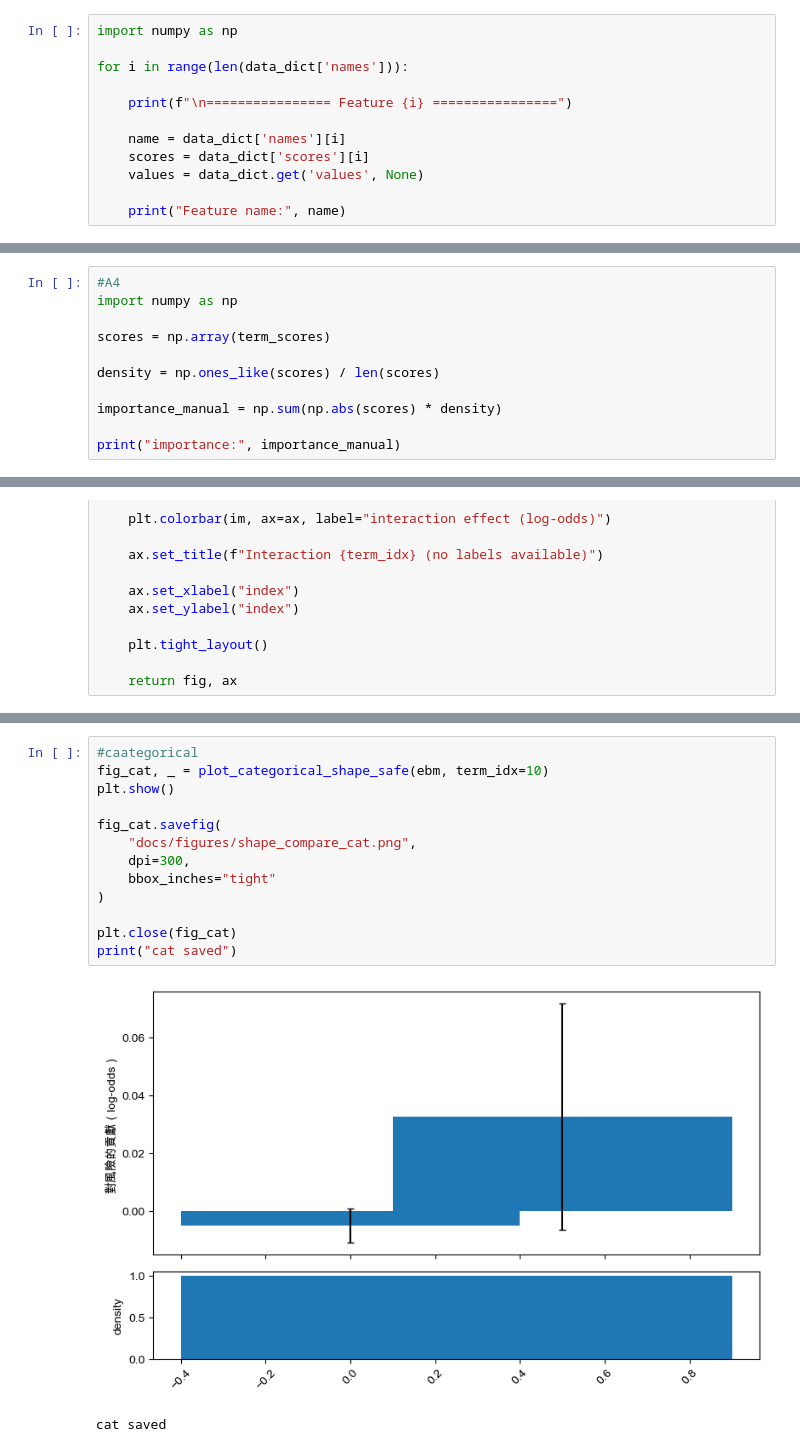
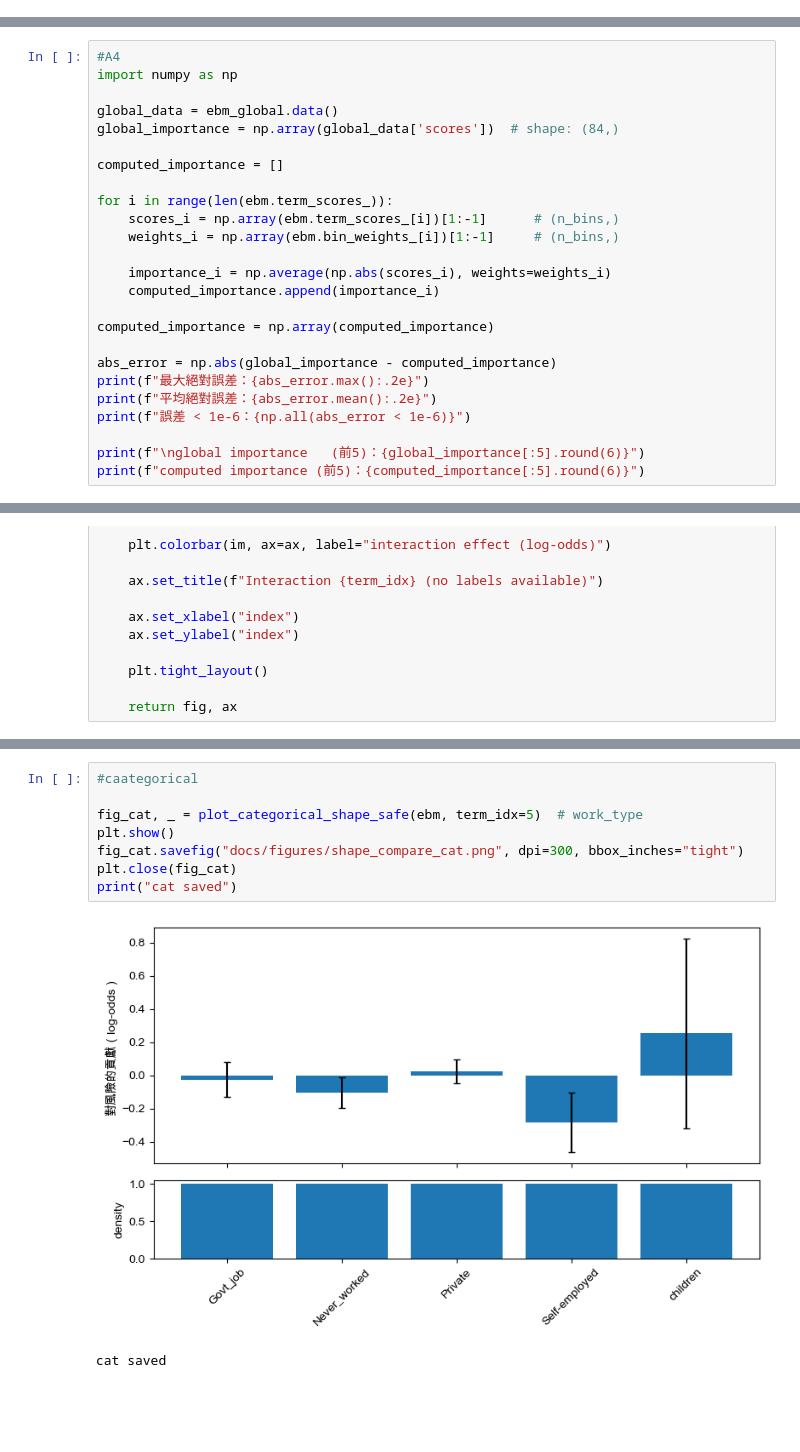
Before and after one commit to TY-1211/InterpretDash_1258028, a Jupyter notebook: notebooks/W04_05_paper_design.ipynb, the cells around one changed output, grey strips where cells are left out. Drawn from its saved outputs; the diff is of its cells as text; blank space fills up the shorter version.

```diff
--- a/notebooks/W04_05_paper_design.ipynb
+++ b/notebooks/W04_05_paper_design.ipynb
@@ -37,12 +5,0 @@ Scores: 0.06835781548535395
-# %%
-import numpy as np
-
-for i in range(len(data_dict['names'])):
-
-    print(f"\n================ Feature {i} ================")
-
-    name = data_dict['names'][i]
-    scores = data_dict['scores'][i]
-    values = data_dict.get('values', None)
-
-    print("Feature name:", name)
@@ -160,11 +188,25 @@ len(boundaries): 105
 #A4
 import numpy as np
 
-scores = np.array(term_scores)
+global_data = ebm_global.data()
+global_importance = np.array(global_data['scores'])  # shape: (84,)
 
-density = np.ones_like(scores) / len(scores)
+computed_importance = []
 
-importance_manual = np.sum(np.abs(scores) * density)
+for i in range(len(ebm.term_scores_)):
+    scores_i = np.array(ebm.term_scores_[i])[1:-1]      # (n_bins,)
+    weights_i = np.array(ebm.bin_weights_[i])[1:-1]     # (n_bins,)
 
-print("importance:", importance_manual)
+    importance_i = np.average(np.abs(scores_i), weights=weights_i)
+    computed_importance.append(importance_i)
+
+computed_importance = np.array(computed_importance)
+
+abs_error = np.abs(global_importance - computed_importance)
+print(f"最大絕對誤差：{abs_error.max():.2e}")
+print(f"平均絕對誤差：{abs_error.mean():.2e}")
+print(f"誤差 < 1e-6：{np.all(abs_error < 1e-6)}")
+
+print(f"\nglobal importance   (前5)：{global_importance[:5].round(6)}")
+print(f"computed importance (前5)：{computed_importance[:5].round(6)}")
 # %% [output]
@@ -493,19 +563,14 @@ print("num saved")
 num saved
 # %%
 #caategorical
-fig_cat, _ = plot_categorical_shape_safe(ebm, term_idx=10)
+
+fig_cat, _ = plot_categorical_shape_safe(ebm, term_idx=5)  # work_type
 plt.show()
-
-fig_cat.savefig(
-    "docs/figures/shape_compare_cat.png",
-    dpi=300,
-    bbox_inches="tight"
-)
-
+fig_cat.savefig("docs/figures/shape_compare_cat.png", dpi=300, bbox_inches="tight")
 plt.close(fig_cat)
 print("cat saved")
 # %% [output]
-[figure, old version]
+[figure, new version]
 cat saved
 # %%
 #interaction
```
Also changed, not shown: parts of 25 cells of this notebook, 4 other files.
